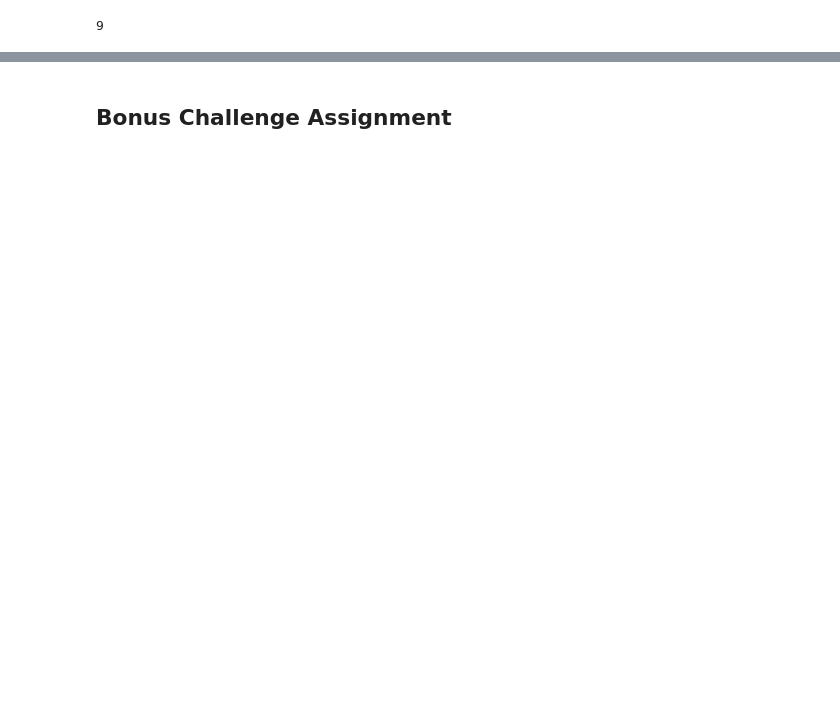
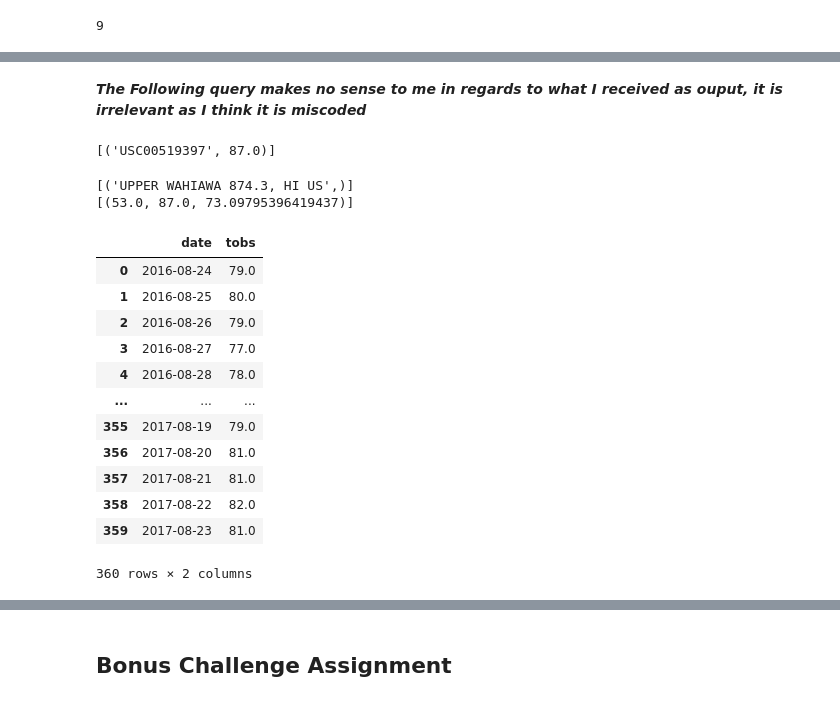
Before and after one commit to BklynIrish/sqlalchemy_challenge, a Jupyter notebook: Instructions/climate_starter_Initial_file.ipynb, the cells around one changed output, grey strips where cells are left out. Drawn from its saved outputs; the diff is of its cells as text; code cells hidden in the pictures; blank space fills up the shorter version.

```diff
--- a/Instructions/climate_starter_Initial_file.ipynb
+++ b/Instructions/climate_starter_Initial_file.ipynb
@@ -319,0 +480,2 @@ prcp_anal_min_prcp
+# %%
+Station = Base.classes.station
@@ -328,6 +549,47 @@ session.query(Station.station).count()
+# %% [markdown]
+***The Following query makes no sense to me in regards to what I received as ouput, it is irrelevant as I think it is miscoded***
+# %%
+max_tobs = session.query(Station.station ,func.max(Measurement.tobs)).all()
+max_tobs
+# %% [output]
+[('USC00519397', 87.0)]
 # %%
 # Using the station id from the previous query, calculate the lowest temperature recorded,
 # highest temperature recorded, and average temperature of the most active station?
+Station_Name = session.query(Station.name).filter(Station.station == Active_Stations[0][0]).all()
+
+print(Station_Name)
+
+Temp_Stats = session.query(func.min(Measurement.tobs),func.max(Measurement.tobs),func.avg(Measurement.tobs)).\
+             filter(Station.station == Active_Stations[0][0]).all()
+
+print(Temp_Stats)
+# %% [output]
+[('UPPER WAHIAWA 874.3, HI US',)]
+[(53.0, 87.0, 73.09795396419437)]
 # %%
 # Choose the station with the highest number of temperature observations.
-# Query the last 12 months of temperature observation data for this station and plot the results as a histogram
+Station_Name = session.query(Station.name).filter(Station.station == Active_Stations[0][0]).all()
+Station_Name
+
+# Query the last 12 months of temperature observation data for this station
+results_WAHIAWA = session.query(Measurement.date,Measurement.tobs).filter(Measurement.date > min_date).\
+                            filter(Station.station == Active_Stations[0][0]).all()
+
+results_WAHIAWA_df = pd.DataFrame(results_WAHIAWA)
+
+results_WAHIAWA_df.head(360)
+# %% [output]
+|  | date | tobs |
+| 0 | 2016-08-24 | 79.0 |
+| 1 | 2016-08-25 | 80.0 |
+| 2 | 2016-08-26 | 79.0 |
+| 3 | 2016-08-27 | 77.0 |
+| 4 | 2016-08-28 | 78.0 |
+| ... | ... | ... |
+| 355 | 2017-08-19 | 79.0 |
+| 356 | 2017-08-20 | 81.0 |
+| 357 | 2017-08-21 | 81.0 |
+| 358 | 2017-08-22 | 82.0 |
+| 359 | 2017-08-23 | 81.0 |
+360 rows × 2 columns
```
Also changed, not shown: parts of 27 cells of this notebook.
